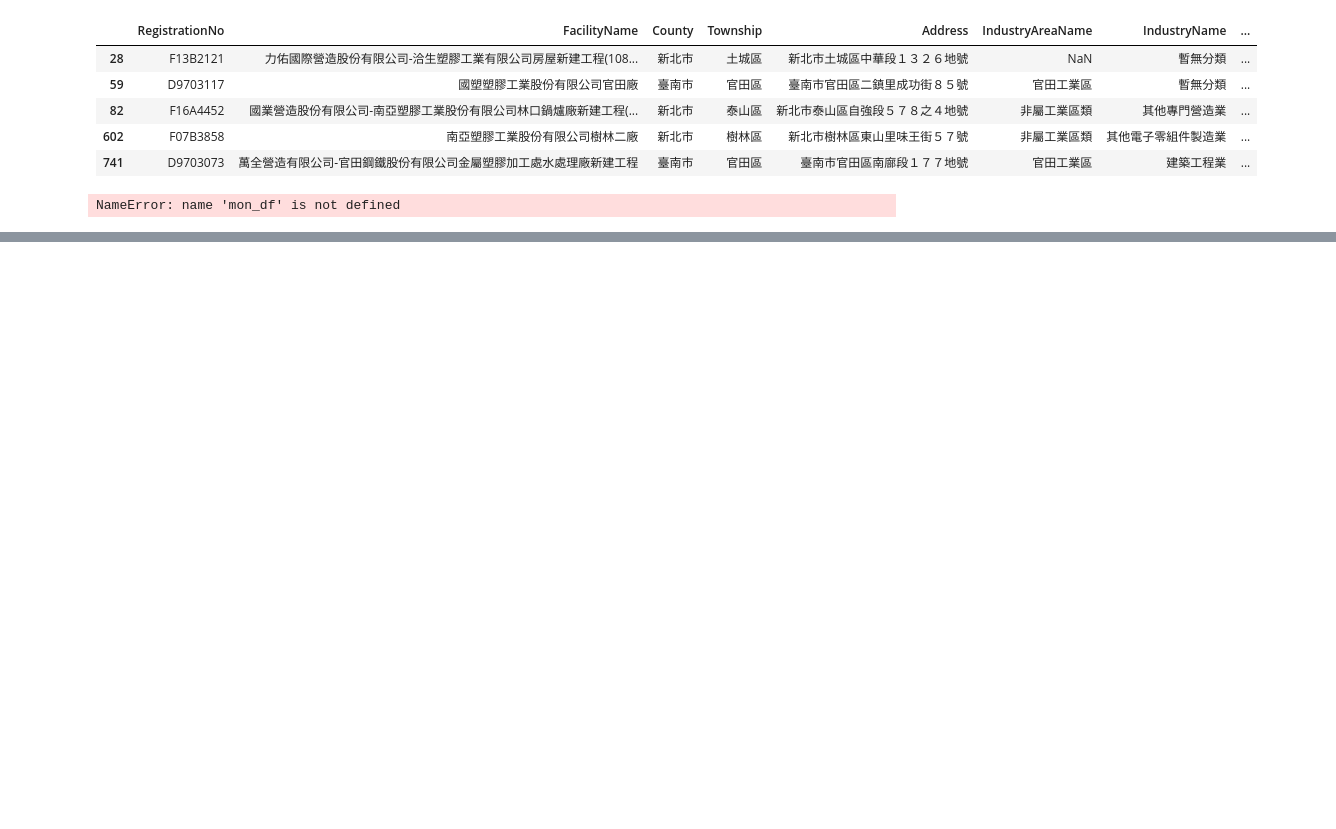
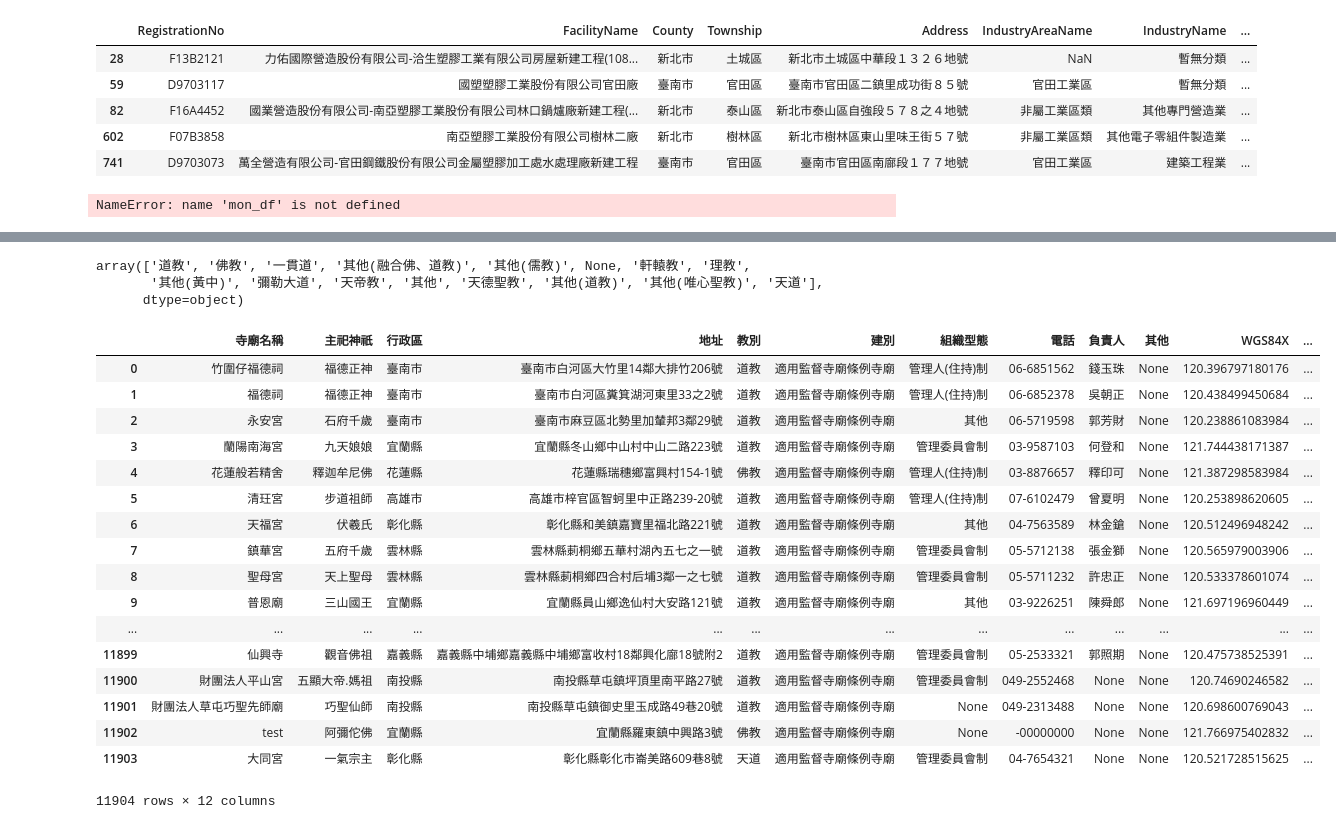
Before and after one commit to Linked-Open-Data-LOD-Taiwan/ontologies, a Jupyter notebook: script/opendata_test.ipynb, the cells around one changed output, grey strips where cells are left out. Cells and saved outputs as stored; diff of their text form; code cells hidden in the pictures; blank space fills up the shorter version.

Commit message:
add: script V0.1.1 support xml_to_df, pandasql

```diff
--- a/script/opendata_test.ipynb
+++ b/script/opendata_test.ipynb
@@ -65,4 +22,0 @@ colname_df
-# %%
-df=odMgr.get_dataset(118038) #any CSV dataset id
-pd.set_option('display.max_rows', 10)
-df
@@ -166,3 +48,4 @@ Name: 資料集名稱, Length: 723, dtype: int64
 # %%
-pd.set_option('display.max_rows', None)
-pd.set_option('display.max_columns', None)
+pd.set_option('display.max_rows', 100)
+pd.set_option('display.max_columns', 100)
+pd.set_option('max_colwidth', 600)
@@ -1042,0 +890,56 @@ url_to_file: url=http://data.moi.gov.tw/MoiOD/System/DownloadFile.aspx?DATA=E7CE
+# %%
+df['教別'].unique()
+# %% [output]
+array(['道教', '佛教', '一貫道', '其他(融合佛、道教)', '其他(儒教)', None, '軒轅教', '理教',
+       '其他(黃中)', '彌勒大道', '天帝教', '其他', '天德聖教', '其他(道教)', '其他(唯心聖教)', '天道'],
+      dtype=object)
+# %%
+def xml_to_df(filename):
+    import pandas as pd
+    import xml.etree.ElementTree as etree
+
+    tree = etree.parse(filename)
+    root = tree.getroot()
+
+    dataname = root[0].tag #FIME: need more check no data
+    colnames = []
+    for name in root[0]:
+        colnames.append(name.tag)
+    df = pd.DataFrame(columns = colnames)
+    for member in root.findall(dataname):
+        cols = []
+        for i in range(len(colnames)):
+            result = member.find(colnames[i])
+            cols.append(result.text if result is not None else None)
+        df = df.append(pd.Series(cols, index = colnames), ignore_index = True)
+    return df
+temple_df = xml_to_df("dataset/TEDS/8203_temple.xml")
+
+#temple_df = xml_to_df("dataset/TEDS/8203_temple.xml",["寺廟名稱", "主祀神祇", "行政區","地址","教別","建別","組織型態","電話","負責人","其他","WGS84X","WGS84Y"])
+#temple_df.to_csv('output/temple.csv')
+
+#church_df = xml_to_df("dataset/church.xml")
+
+#church_df = xml_to_df("dataset/church.xml",'OpenData_4',["教會名稱", "行政區", "地址","負責人","WGS84X","WGS84Y"])
+#church_df.to_csv('output/church.csv')
+
+temple_df
+# %% [output]
+|  | 寺廟名稱 | 主祀神祇 | 行政區 | 地址 | 教別 | 建別 | 組織型態 | 電話 | 負責人 | 其他 | WGS84X | ... |
+| 0 | 竹圍仔福德祠 | 福德正神 | 臺南市 | 臺南市白河區大竹里14鄰大排竹206號 | 道教 | 適用監督寺廟條例寺廟 | 管理人(住持)制 | 06-6851562 | 錢玉珠 | None | 120.396797180176 | ... |
+| 1 | 福德祠 | 福德正神 | 臺南市 | 臺南市白河區糞箕湖河東里33之2號 | 道教 | 適用監督寺廟條例寺廟 | 管理人(住持)制 | 06-6852378 | 吳朝正 | None | 120.438499450684 | ... |
+| 2 | 永安宮 | 石府千歲 | 臺南市 | 臺南市麻豆區北勢里加輦邦3鄰29號 | 道教 | 適用監督寺廟條例寺廟 | 其他 | 06-5719598 | 郭芳財 | None | 120.238861083984 | ... |
+| 3 | 蘭陽南海宮 | 九天娘娘 | 宜蘭縣 | 宜蘭縣冬山鄉中山村中山二路223號 | 道教 | 適用監督寺廟條例寺廟 | 管理委員會制 | 03-9587103 | 何登和 | None | 121.744438171387 | ... |
+| 4 | 花蓮般若精舍 | 釋迦牟尼佛 | 花蓮縣 | 花蓮縣瑞穗鄉富興村154-1號 | 佛教 | 適用監督寺廟條例寺廟 | 管理人(住持)制 | 03-8876657 | 釋印可 | None | 121.387298583984 | ... |
+| 5 | 清玨宮 | 步道祖師 | 高雄市 | 高雄市梓官區智蚵里中正路239-20號 | 道教 | 適用監督寺廟條例寺廟 | 管理人(住持)制 | 07-6102479 | 曾夏明 | None | 120.253898620605 | ... |
+| 6 | 天福宮 | 伏羲氏 | 彰化縣 | 彰化縣和美鎮嘉寶里福北路221號 | 道教 | 適用監督寺廟條例寺廟 | 其他 | 04-7563589 | 林金鎗 | None | 120.512496948242 | ... |
+| 7 | 鎮華宮 | 五府千歲 | 雲林縣 | 雲林縣莿桐鄉五華村湖內五七之一號 | 道教 | 適用監督寺廟條例寺廟 | 管理委員會制 | 05-5712138 | 張金獅 | None | 120.565979003906 | ... |
+| 8 | 聖母宮 | 天上聖母 | 雲林縣 | 雲林縣莿桐鄉四合村后埔3鄰一之七號 | 道教 | 適用監督寺廟條例寺廟 | 管理委員會制 | 05-5711232 | 許忠正 | None | 120.533378601074 | ... |
+| 9 | 普恩廟 | 三山國王 | 宜蘭縣 | 宜蘭縣員山鄉逸仙村大安路121號 | 道教 | 適用監督寺廟條例寺廟 | 其他 | 03-9226251 | 陳舜郎 | None | 121.697196960449 | ... |
+| ... | ... | ... | ... | ... | ... | ... | ... | ... | ... | ... | ... | ... |
+| 11899 | 仙興寺 | 觀音佛祖 | 嘉義縣 | 嘉義縣中埔鄉嘉義縣中埔鄉富收村18鄰興化廍18號附2 | 道教 | 適用監督寺廟條例寺廟 | 管理委員會制 | 05-2533321 | 郭照期 | None | 120.475738525391 | ... |
+| 11900 | 財團法人平山宮 | 五顯大帝.媽祖 | 南投縣 | 南投縣草屯鎮坪頂里南平路27號 | 道教 | 適用監督寺廟條例寺廟 | 管理委員會制 | 049-2552468 | None | None | 120.74690246582 | ... |
+| 11901 | 財團法人草屯巧聖先師廟 | 巧聖仙師 | 南投縣 | 南投縣草屯鎮御史里玉成路49巷20號 | 道教 | 適用監督寺廟條例寺廟 | None | 049-2313488 | None | None | 120.698600769043 | ... |
+| 11902 | test | 阿彌佗佛 | 宜蘭縣 | 宜蘭縣羅東鎮中興路3號 | 佛教 | 適用監督寺廟條例寺廟 | None | -00000000 | None | None | 121.766975402832 | ... |
+| 11903 | 大同宮 | 一氣宗主 | 彰化縣 | 彰化縣彰化市崙美路609巷8號 | 天道 | 適用監督寺廟條例寺廟 | 管理委員會制 | 04-7654321 | None | None | 120.521728515625 | ... |
+11904 rows × 12 columns
```
Also changed, not shown: parts of 91 cells of this notebook, 10 other files.
